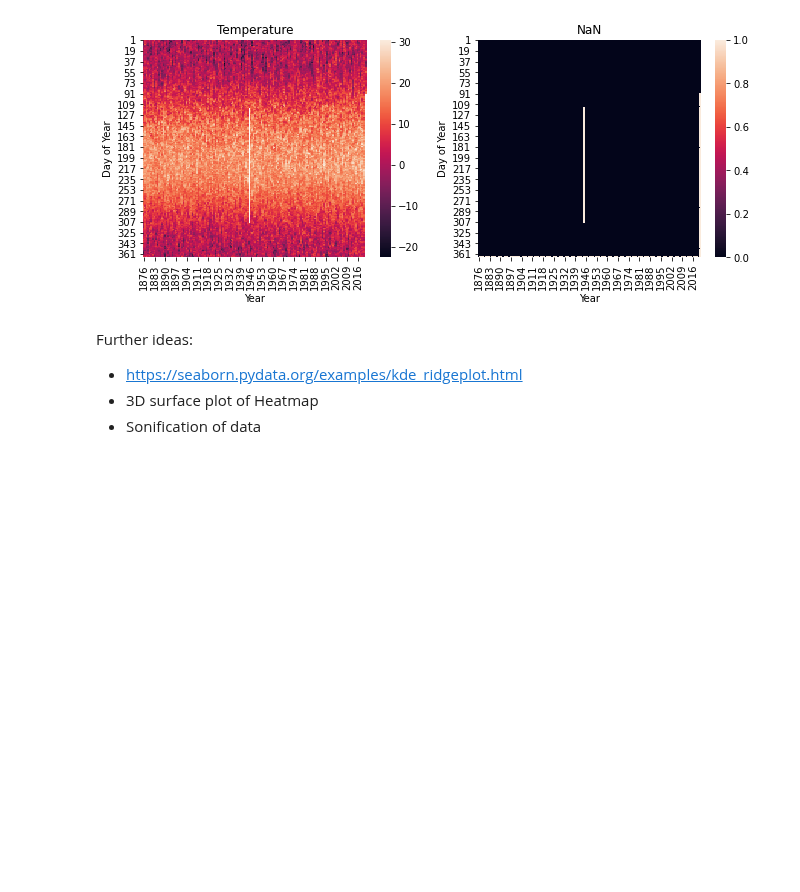
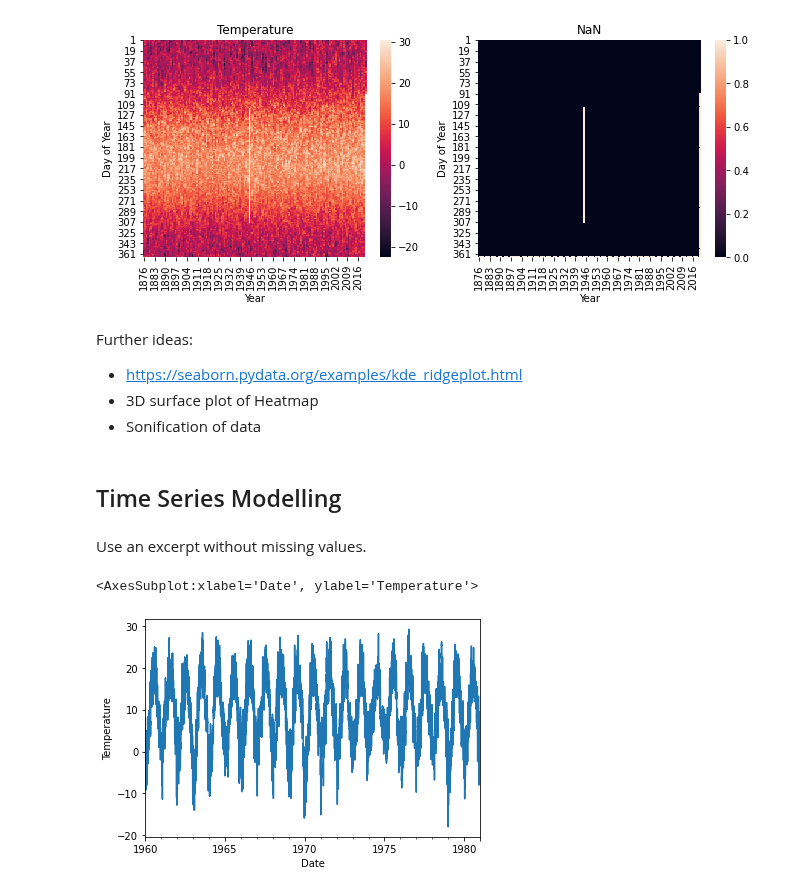
Before and after one commit to raphaelw/data-science-bootcamp, a Jupyter notebook: 07_week/exercises/time_series_weather.ipynb, the cells around one changed output. Cells and saved outputs as stored; diff of their text form; code cells hidden in the pictures; blank space fills up the shorter version.

```diff
--- a/07_week/exercises/time_series_weather.ipynb
+++ b/07_week/exercises/time_series_weather.ipynb
@@ -111,3 +109,16 @@ Further ideas:
 * https://seaborn.pydata.org/examples/kde_ridgeplot.html
 * 3D surface plot of Heatmap
 * Sonification of data
+# %% [markdown]
+## Time Series Modelling
+# %% [markdown]
+Use an excerpt without missing values.
+# %%
+df_copy = df
+# %%
+df = pd.DataFrame(df_copy.loc['1960':'1980'])
+# %%
+df.Temperature.plot(ylabel='Temperature')
+# %% [output]
+<AxesSubplot:xlabel='Date', ylabel='Temperature'>
+[figure, added]
```
Also changed, not shown: parts of 13 cells of this notebook.
